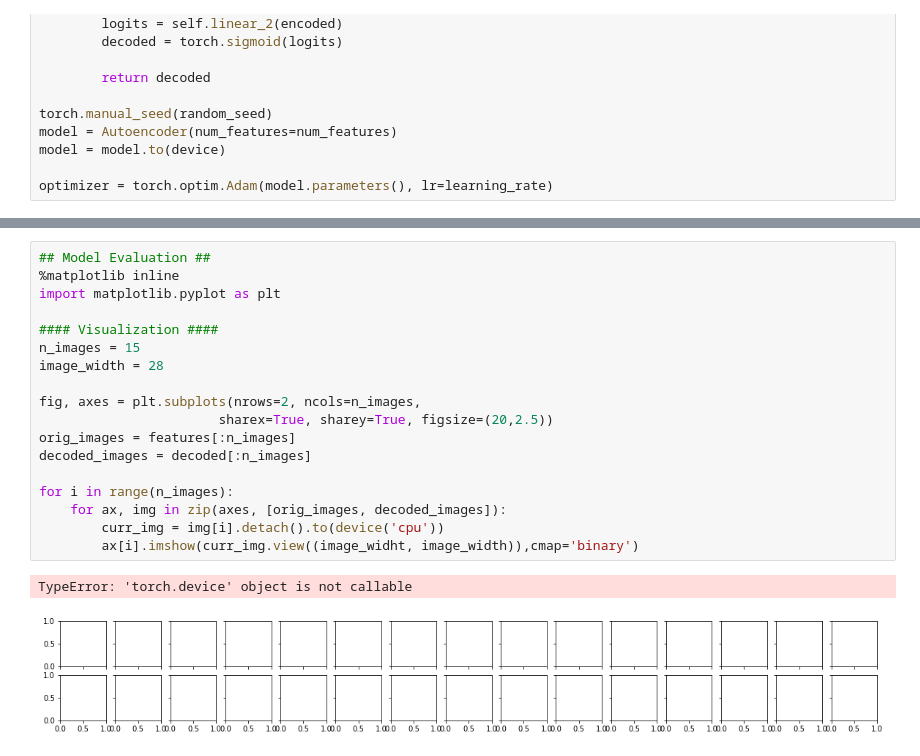
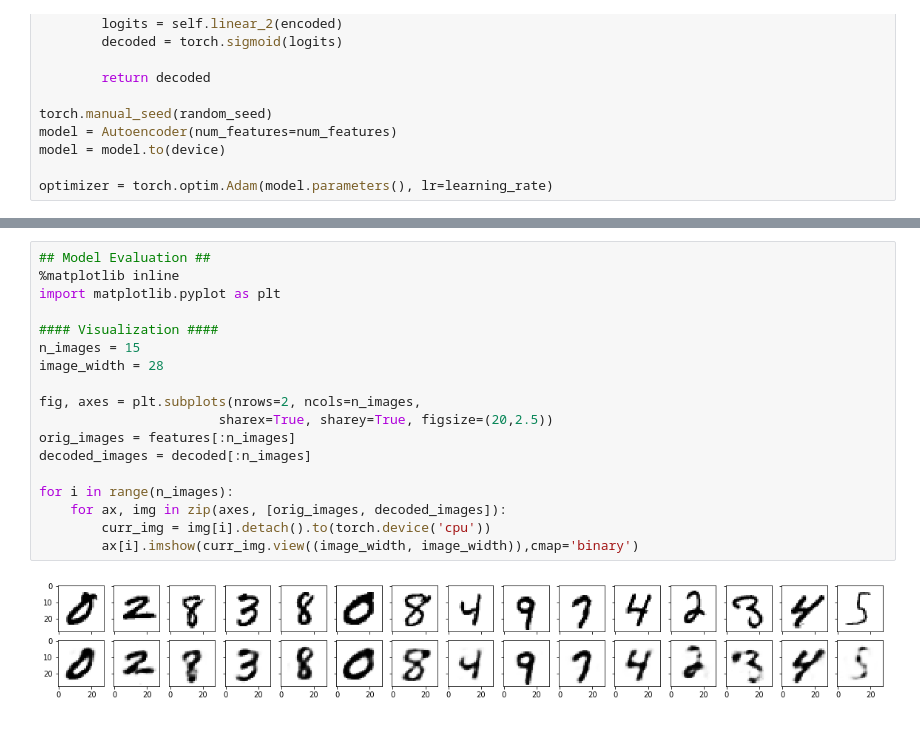
Before and after one commit to Harphies/AI, a Jupyter notebook: pytorch/autoencoder/basic-autoencoder.ipynb, the cells around one changed output, grey strips where cells are left out. Saved outputs shown, nothing was run; the diff lists cells and outputs as text.

```diff
--- a/pytorch/autoencoder/basic-autoencoder.ipynb
+++ b/pytorch/autoencoder/basic-autoencoder.ipynb
@@ -157,21 +157,20 @@ Total Training Time: 1.23 min
 # %%
 ## Model Evaluation ##
 %matplotlib inline
 import matplotlib.pyplot as plt
 
 #### Visualization ####
 n_images = 15
 image_width = 28
 
 fig, axes = plt.subplots(nrows=2, ncols=n_images,
                        sharex=True, sharey=True, figsize=(20,2.5))
 orig_images = features[:n_images]
 decoded_images = decoded[:n_images]
 
 for i in range(n_images):
     for ax, img in zip(axes, [orig_images, decoded_images]):
-        curr_img = img[i].detach().to(device('cpu'))
-        ax[i].imshow(curr_img.view((image_widht, image_width)),cmap='binary')
+        curr_img = img[i].detach().to(torch.device('cpu'))
+        ax[i].imshow(curr_img.view((image_width, image_width)),cmap='binary')
 # %% [output]
-TypeError: 'torch.device' object is not callable
-[figure, old version]
+[figure, new version]
```
Also changed, not shown: 1 other file.
